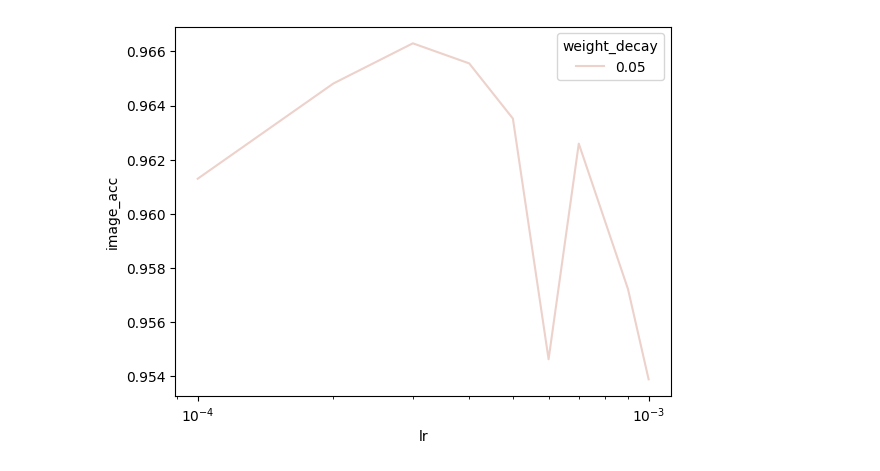
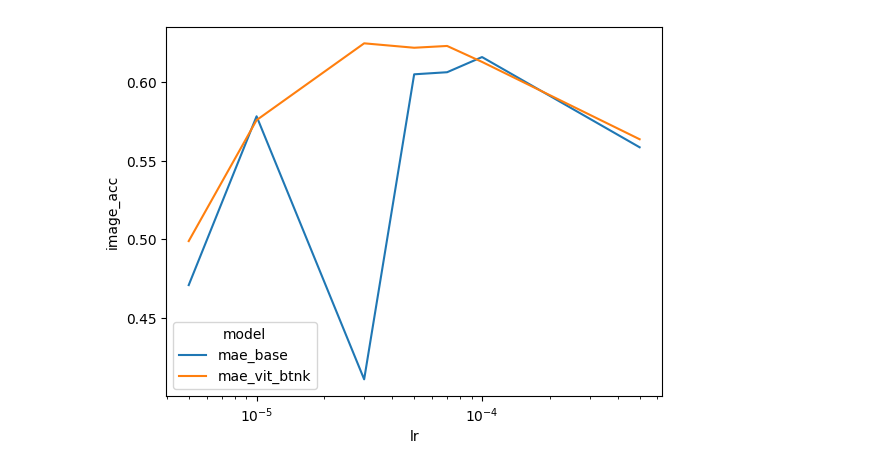
Before and after one commit to uiuctml/GeospatialFM, a Jupyter notebook: collect_results.ipynb, the cells around one changed output. Drawn from its saved outputs; the diff is of its cells as text; code cells hidden in the pictures.

```diff
--- a/collect_results.ipynb
+++ b/collect_results.ipynb
@@ -2,18 +2,28 @@
 import pandas as pd
 import matplotlib.pyplot as plt
 import seaborn as sns
-# %%
-# dataset = 'BigEarthNet'
-dataset = 'EuroSAT'
-prefix = 'c'
-# prefix = ''
-postfix = ''
-# postfix = '_b'
-model = f'{prefix}vit_base_patch16_224'
-name = f'mae_{prefix}vit{postfix}'
-name  = f'mae_ec_vit'
-metric = 'mAP' if dataset == 'BigEarthNet' else 'image_acc'
+# %%
+dataset = 'BigEarthNet'
+# dataset = 'EuroSAT'
+dataset = 'So2Sat'
+models = []
+names = []
+models += ['vit_base_patch16_224']
+models += ['cvit_base_patch16_224']
+names += ['mae_base']
+names += ['mae_vit_btnk']
+metric = 'mAP' if dataset == 'BigEarthNet' else 'image_acc'
 # %%
-path = f'./results/logs/{dataset}_{model}_{name}/ft_metrics.csv'
-df = pd.read_csv(path)
-df.sort_values(by=[metric], inplace=True)
+df_all = pd.DataFrame()
+for model, name in zip(models, names):
+    try:
+        path = f'./results/logs/{dataset}_{model}_{name}/ft_metrics.csv'
+        df = pd.read_csv(path)
+        df.sort_values(by=[metric], inplace=True)
+    except:
+        continue
+    # df.sort_values(by=[metric], inplace=True)
+    # add model name
+    df['model'] = name
+    df_all = pd.concat([df_all, df], ignore_index=True)
+df_all
@@ -34,7 +46,7 @@ df
 # %%
-sns.lineplot(data=df, x='lr', y='image_acc', hue='weight_decay')
+sns.lineplot(data=df_all.loc[df_all.weight_decay==5e-3], x='lr', y=metric, hue='model')
 # set x axis log scale
 plt.xscale('log')
 # %% [output]
-[figure, old version]
+[figure, new version]
 # %%
```
Also changed, not shown: parts of 5 cells of this notebook, 10 other files.
